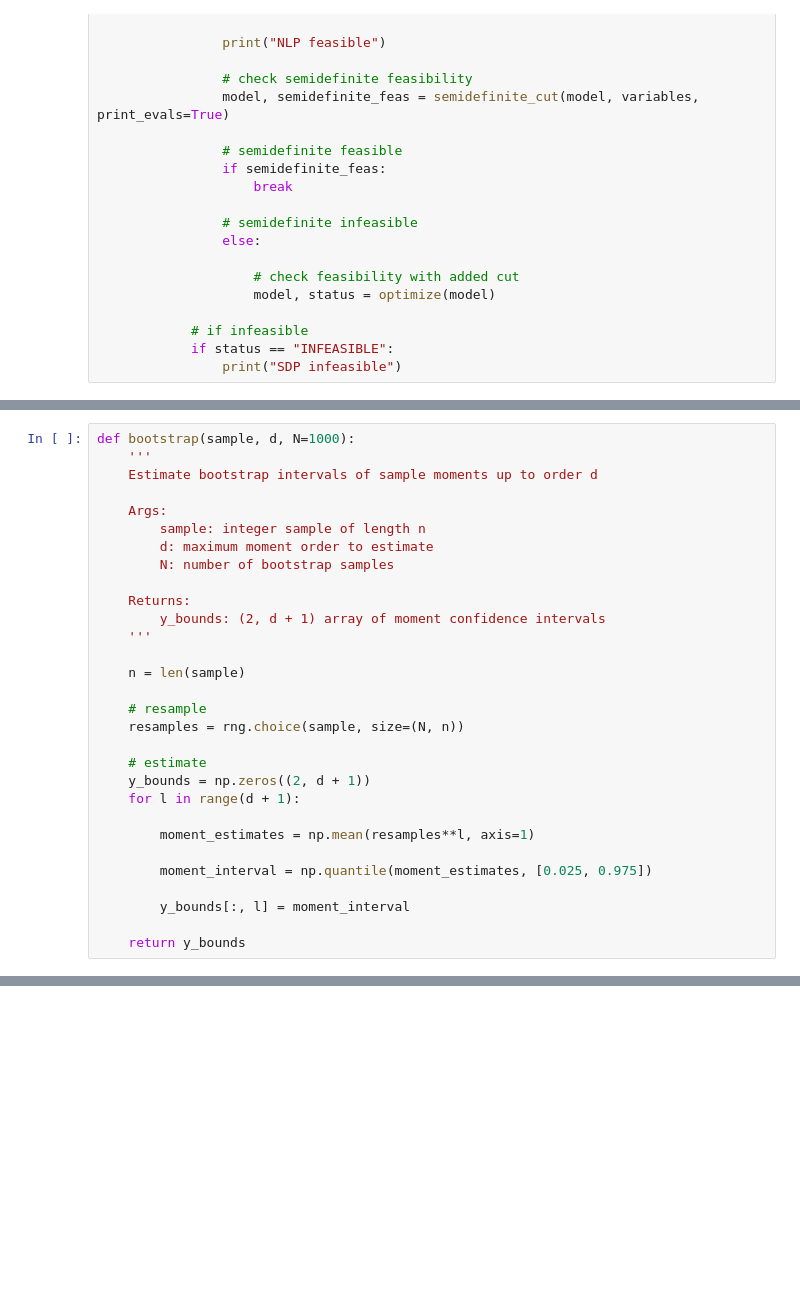
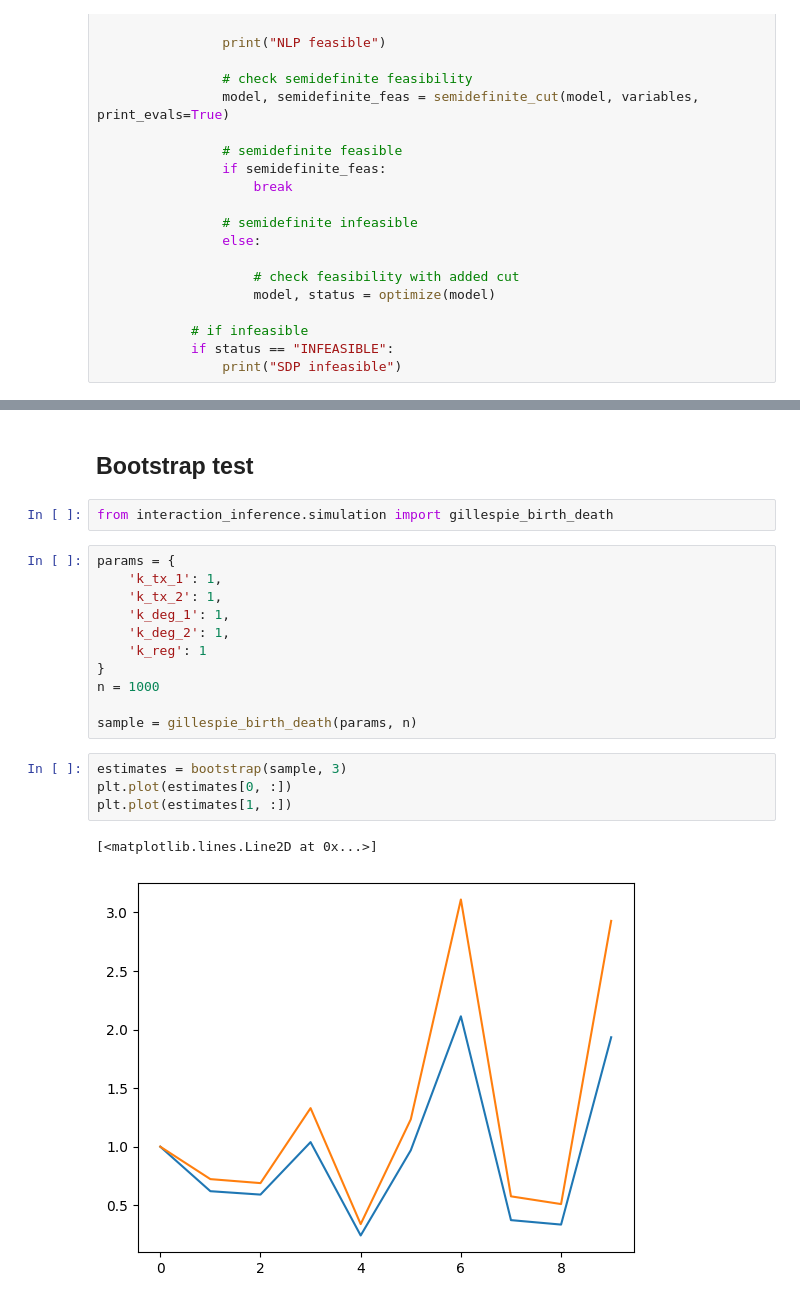
Before and after one commit to willjgh/M5R, a Jupyter notebook: Interaction/Moment-equations/interacting_birth_death.ipynb, the cells around one changed output, grey strips where cells are left out. Saved outputs shown, nothing was run; the diff lists cells and outputs as text; blank space fills up the shorter version.

```diff
--- a/Interaction/Moment-equations/interacting_birth_death.ipynb
+++ b/Interaction/Moment-equations/interacting_birth_death.ipynb
@@ -471,30 +461,0 @@ Change bootstrap to estimate all S = 2 moments up to order d
-# %%
-def bootstrap(sample, d, N=1000):
-    '''
-    Estimate bootstrap intervals of sample moments up to order d
-
-    Args:
-        sample: integer sample of length n
-        d: maximum moment order to estimate
-        N: number of bootstrap samples
-
-    Returns:
-        y_bounds: (2, d + 1) array of moment confidence intervals
-    '''
-
-    n = len(sample)
-
-    # resample
-    resamples = rng.choice(sample, size=(N, n))
-
-    # estimate
-    y_bounds = np.zeros((2, d + 1))
-    for l in range(d + 1):
-
-        moment_estimates = np.mean(resamples**l, axis=1)
-
-        moment_interval = np.quantile(moment_estimates, [0.025, 0.975])
-
-        y_bounds[:, l] = moment_interval
-
-    return y_bounds
@@ -500,0 +542,22 @@ def bootstrap(sample, d, N=1000):
+# %% [markdown]
+## Bootstrap test
+# %%
+from interaction_inference.simulation import gillespie_birth_death
+# %%
+params = {
+    'k_tx_1': 1,
+    'k_tx_2': 1,
+    'k_deg_1': 1,
+    'k_deg_2': 1,
+    'k_reg': 1
+}
+n = 1000
+
+sample = gillespie_birth_death(params, n)
+# %%
+estimates = bootstrap(sample, 3)
+plt.plot(estimates[0, :])
+plt.plot(estimates[1, :])
+# %% [output]
+[<matplotlib.lines.Line2D at 0x...>]
+[figure, added]
```
Also changed, not shown: parts of 11 cells of this notebook.
